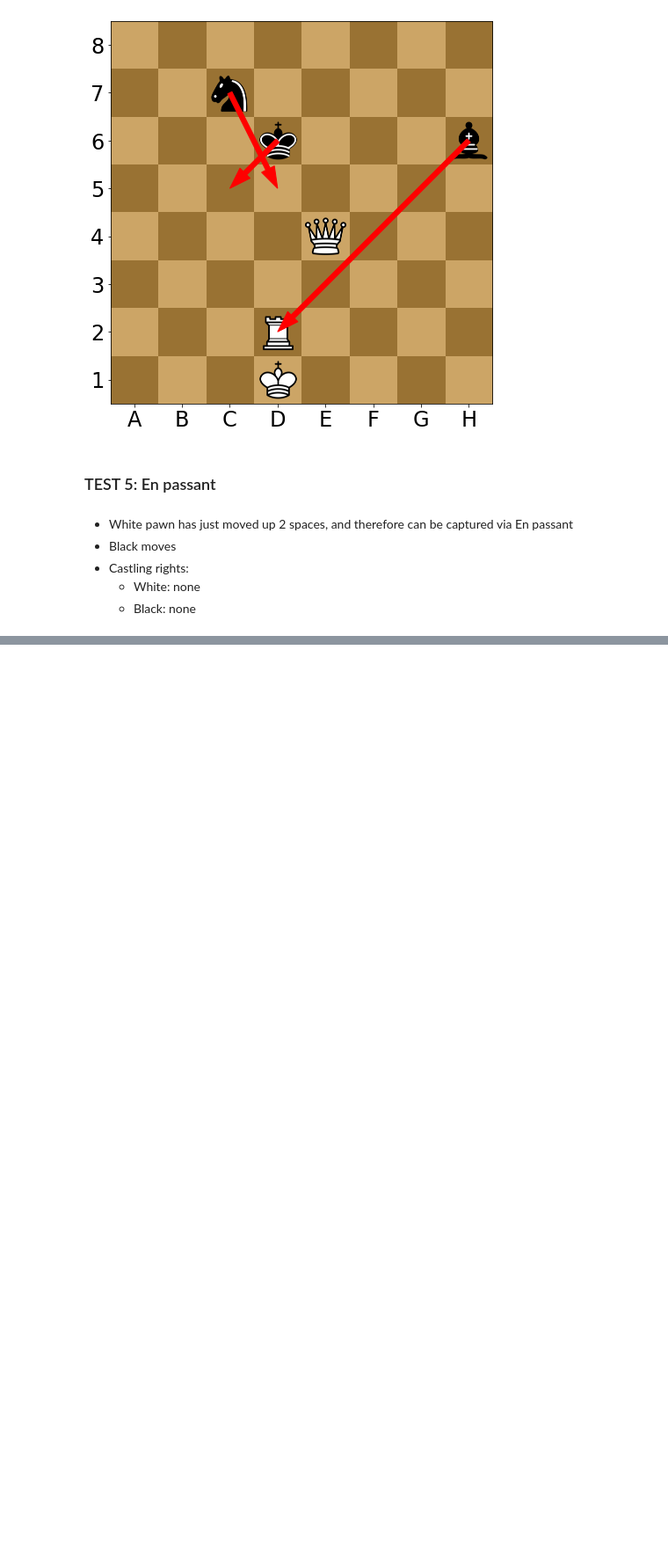
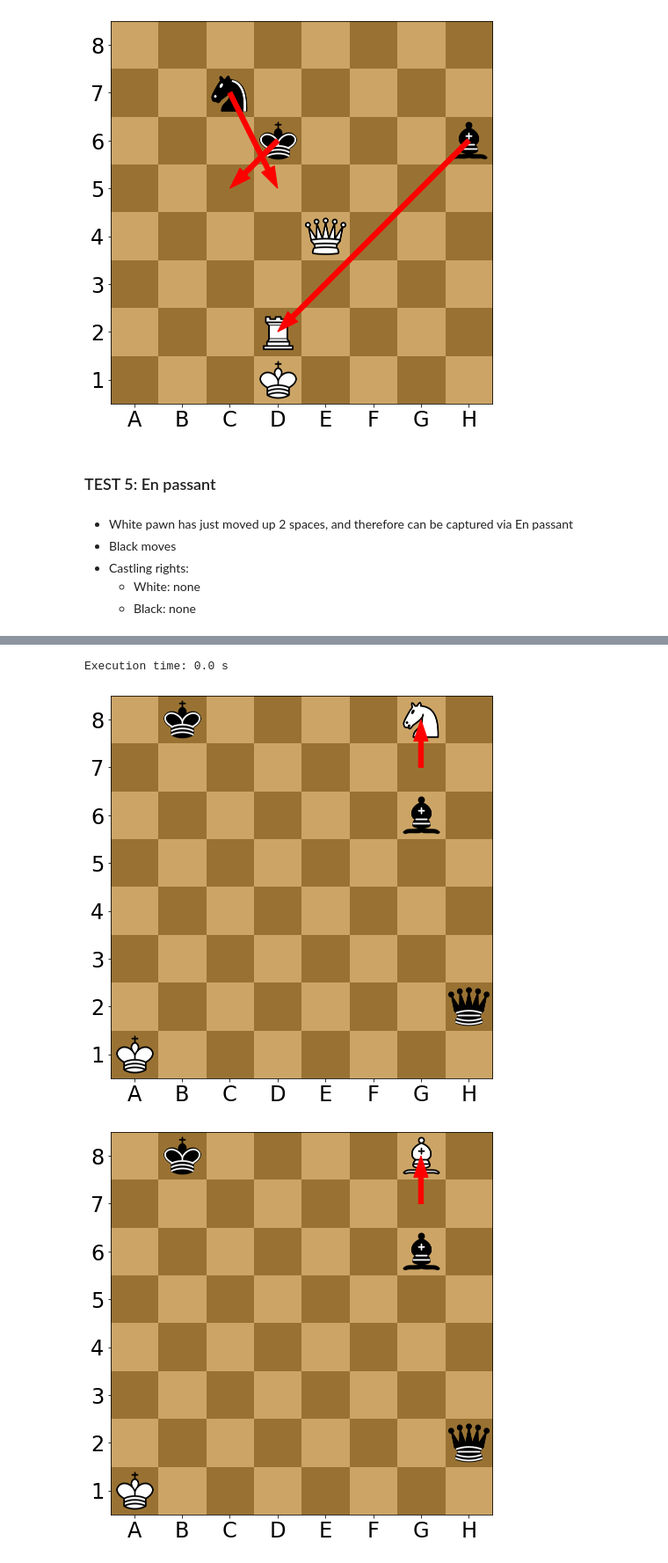
Before and after one commit to vv-hieu/ParallelChessEngine, a Jupyter notebook: ChessMoveGenerationTest.ipynb, the cells around one changed output, grey strips where cells are left out. Shown at 88% size. Drawn from its saved outputs; the diff is of its cells as text; code cells hidden in the pictures; blank space fills up the shorter version.

```diff
--- a/ChessMoveGenerationTest.ipynb
+++ b/ChessMoveGenerationTest.ipynb
@@ -85,0 +121,6 @@ chess_move_generation_test('4k3/8/8/8/3pP3/8/8/4K3 b - e3 0 69')
+# %%
+chess_move_generation_test('1k6/6P1/6b1/8/8/8/7q/K7 w - - 0 1', plot_moves=True)
+# %% [output]
+Execution time: 0.0 s
+[figure, added]
+[figure, added]
```
Also changed, not shown: parts of 14 cells of this notebook, 1 other file.
